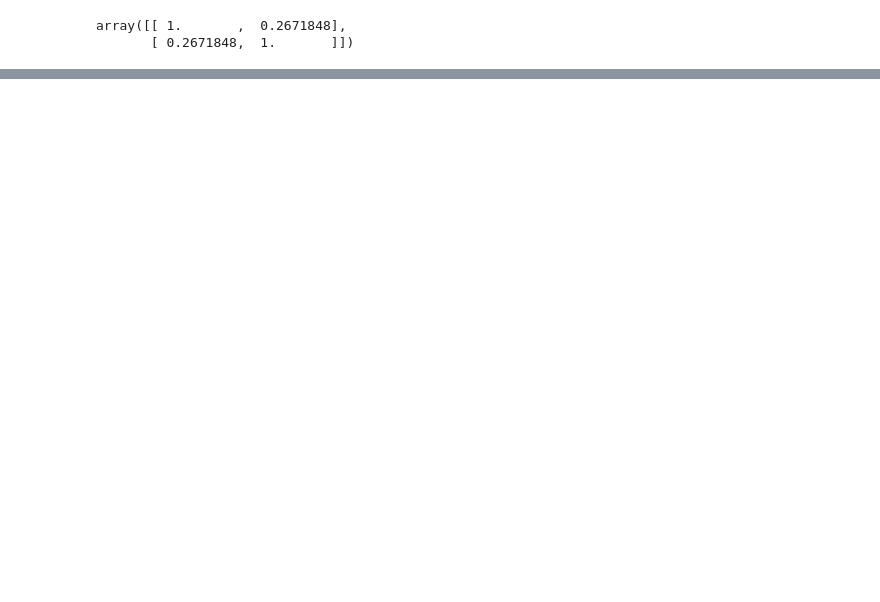
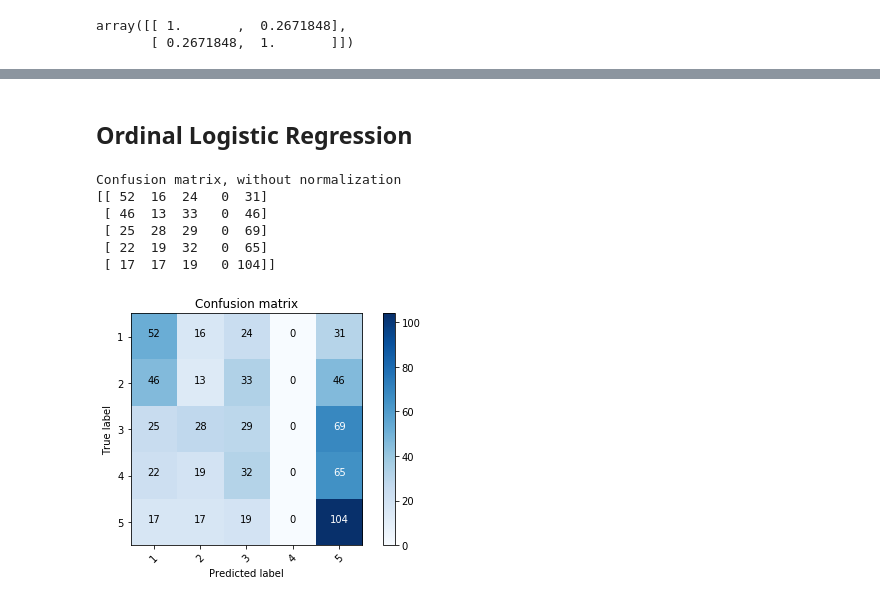
Before and after one commit to raulds77/inference_project, a Jupyter notebook: Observable PCA.ipynb, the cells around one changed output, grey strips where cells are left out. Cells and saved outputs as stored; diff of their text form; code cells hidden in the pictures; blank space fills up the shorter version.

Commit message:
ordinal regression w test y variable and conf matrix

```diff
--- a/Observable PCA.ipynb
+++ b/Observable PCA.ipynb
@@ -132,0 +141,21 @@ scale?
+# %% [markdown]
+## Ordinal Logistic Regression
+# %%
+#pip intall mord
+
+y_true = np.array( list(map(int,personality['Writing notes'] ))) # test_y
+
+ord_logit = mord.LogisticIT(alpha=1.0)
+ord_logit.fit(X = pca_proj['music'][:,:10] , y = y_true )
+
+y_pred = ord_logit.predict(pca_proj['music'][:,:10])
+
+plot_confusion_matrix( confusion_matrix( y_true , y_pred ) , classes=[1,2,3,4,5])
+# %% [output]
+Confusion matrix, without normalization
+[[ 52  16  24   0  31]
+ [ 46  13  33   0  46]
+ [ 25  28  29   0  69]
+ [ 22  19  32   0  65]
+ [ 17  17  19   0 104]]
+[figure, added]
```
Also changed, not shown: parts of 7 cells of this notebook.
